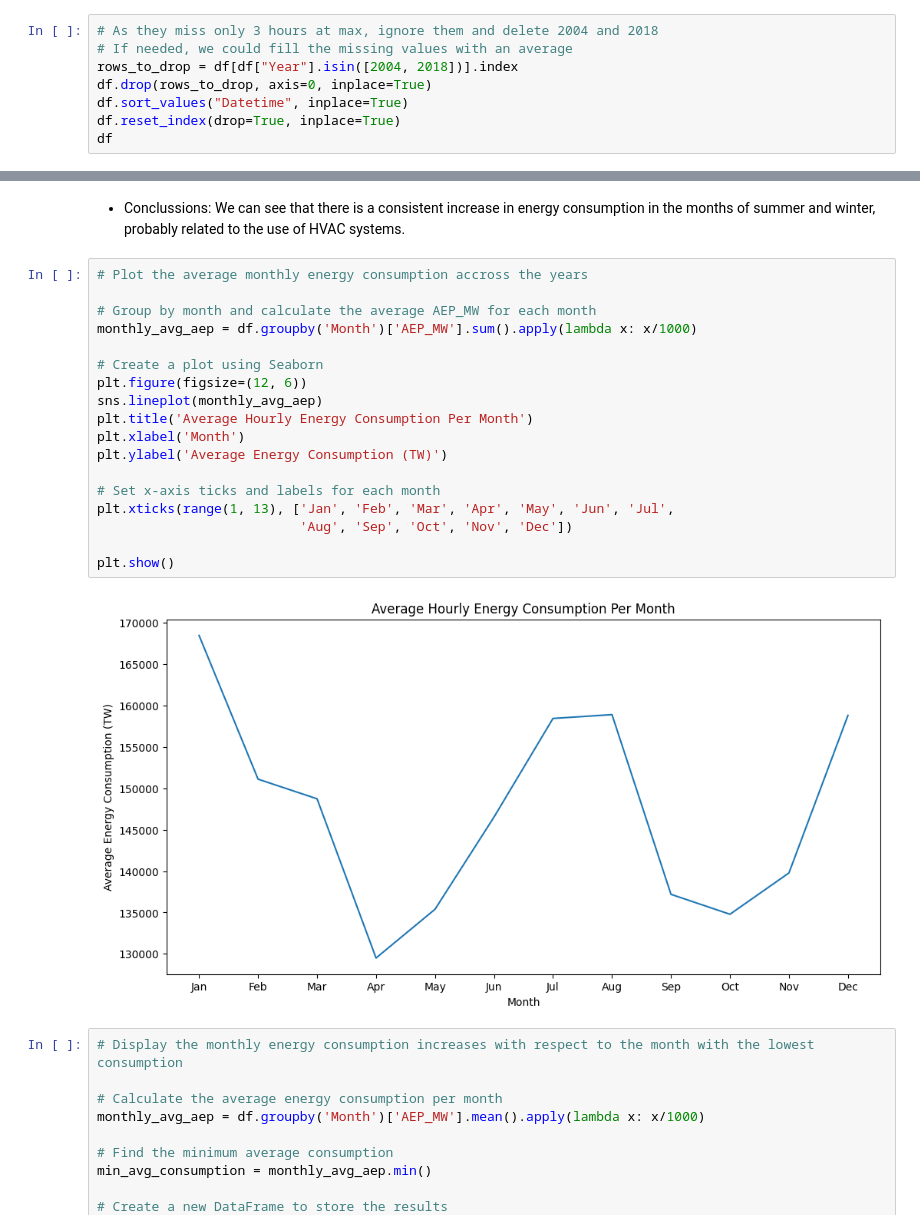
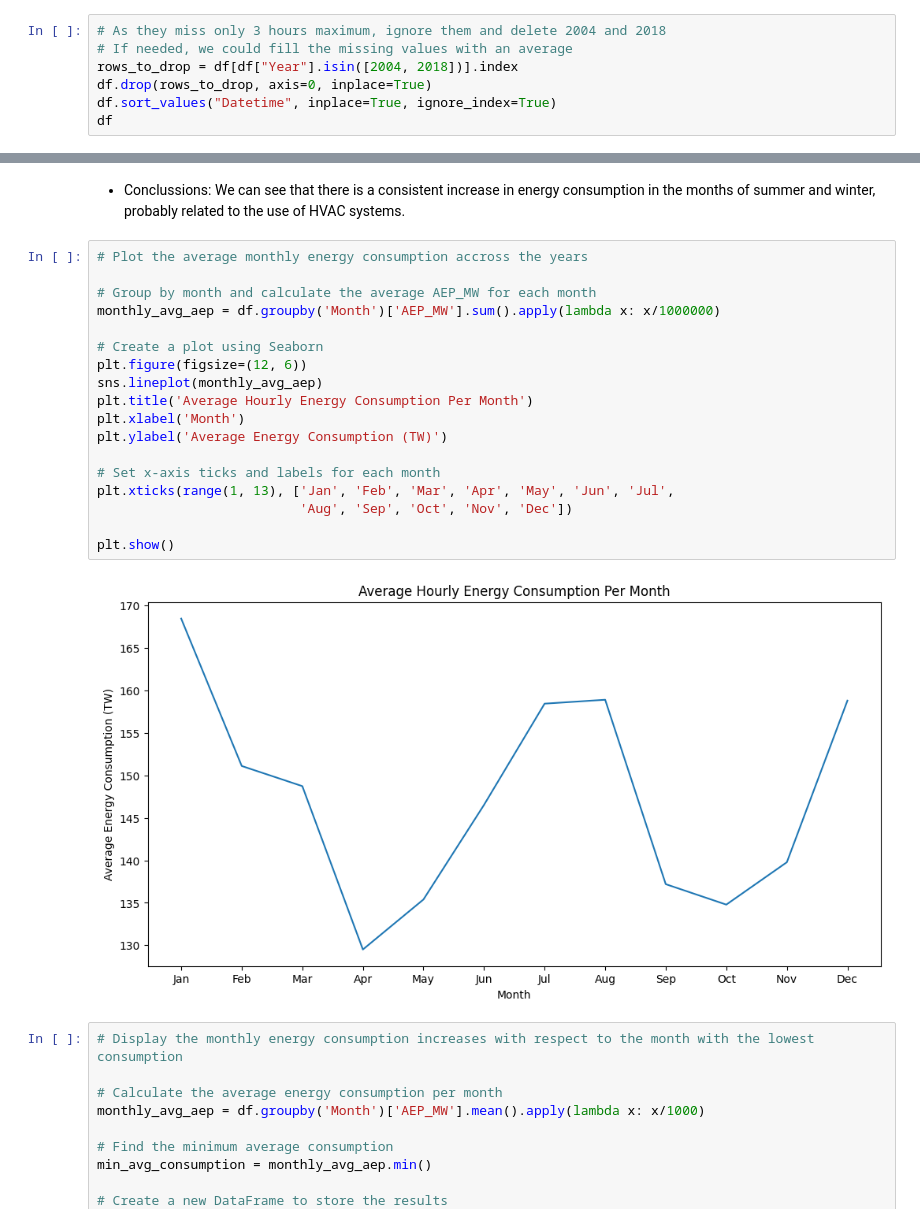
Before and after one commit to anmar36a/Data-Analysis, a Jupyter notebook: Energy_consumption_in_the_US.ipynb, the cells around one changed output, grey strips where cells are left out. Drawn from its saved outputs; the diff is of its cells as text.

```diff
--- a/Energy_consumption_in_the_US.ipynb
+++ b/Energy_consumption_in_the_US.ipynb
@@ -121,12 +119,11 @@ missing_hours_per_year
 | 2004 | 6578 |
 dtype: int64
 # %%
-# As they miss only 3 hours at max, ignore them and delete 2004 and 2018
+# As they miss only 3 hours maximum, ignore them and delete 2004 and 2018
 # If needed, we could fill the missing values with an average
 rows_to_drop = df[df["Year"].isin([2004, 2018])].index
 df.drop(rows_to_drop, axis=0, inplace=True)
-df.sort_values("Datetime", inplace=True)
-df.reset_index(drop=True, inplace=True)
+df.sort_values("Datetime", inplace=True, ignore_index=True)
 df
 # %% [output]
 |  | Datetime | AEP_MW | Year |
@@ -207,23 +205,23 @@ plt.show()
 # %%
 # Plot the average monthly energy consumption accross the years
 
 # Group by month and calculate the average AEP_MW for each month
-monthly_avg_aep = df.groupby('Month')['AEP_MW'].sum().apply(lambda x: x/1000)
+monthly_avg_aep = df.groupby('Month')['AEP_MW'].sum().apply(lambda x: x/1000000)
 
 # Create a plot using Seaborn
 plt.figure(figsize=(12, 6))
 sns.lineplot(monthly_avg_aep)
 plt.title('Average Hourly Energy Consumption Per Month')
 plt.xlabel('Month')
 plt.ylabel('Average Energy Consumption (TW)')
 
 # Set x-axis ticks and labels for each month
 plt.xticks(range(1, 13), ['Jan', 'Feb', 'Mar', 'Apr', 'May', 'Jun', 'Jul',
                           'Aug', 'Sep', 'Oct', 'Nov', 'Dec'])
 
 plt.show()
 # %% [output]
-[figure, old version]
+[figure, new version]
 # %%
 # Display the monthly energy consumption increases with respect to the month with the lowest consumption
 
```
Also changed, not shown: parts of 7 cells of this notebook.
